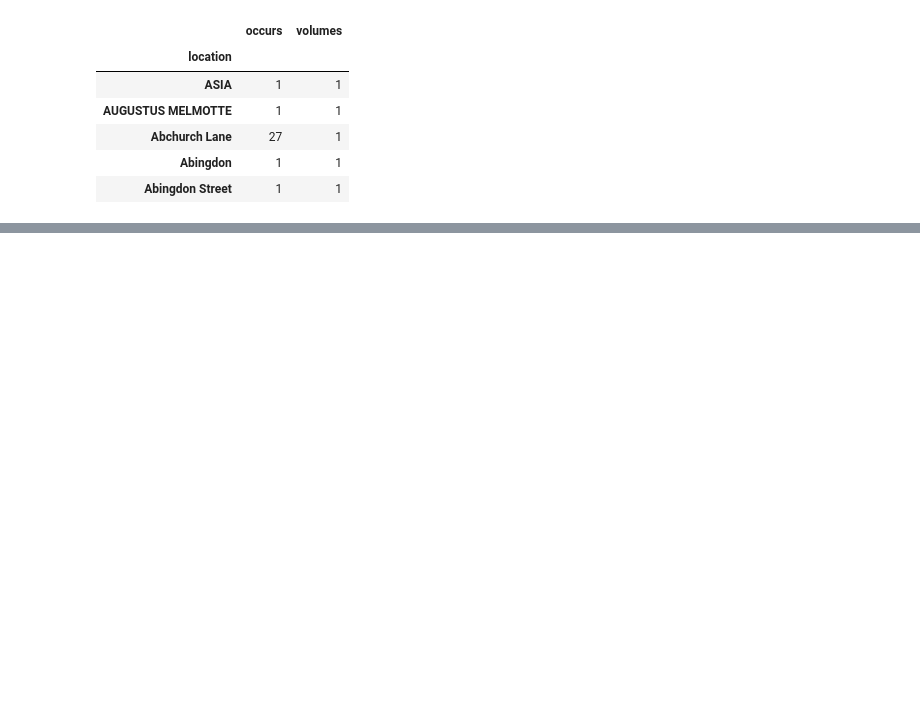
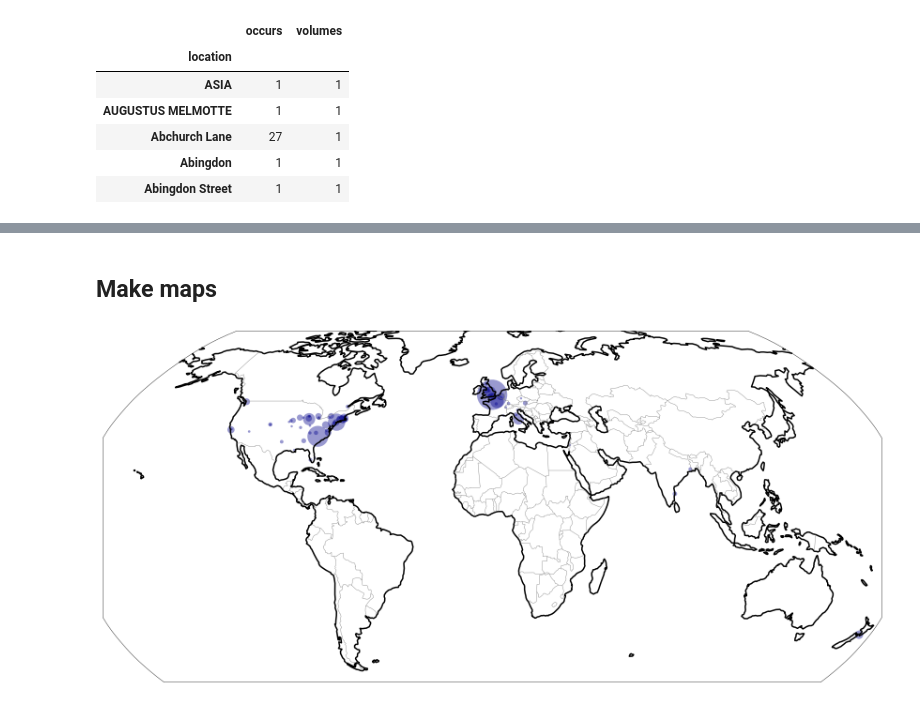
Before and after one commit to wilkens/edinburgh-masterclass, a Jupyter notebook: Notebooks/02 Textual Geography.ipynb, the cells around one changed output, grey strips where cells are left out. Drawn from its saved outputs; the diff is of its cells as text; code cells hidden in the pictures; blank space fills up the shorter version.

```diff
--- a/Notebooks/02 Textual Geography.ipynb
+++ b/Notebooks/02 Textual Geography.ipynb
@@ -350,0 +411,4 @@ def process_id(placeid, api_client):
+# %%
+# Put all the data together
+placeids_geo = placeids.join(geodata_df, on='placeid')
+placeids_geo.head()
@@ -350,0 +423,4 @@ def process_id(placeid, api_client):
+# %%
+geo_all = geo.join(placeids_geo, on='location')
+print(geo_all.shape)
+geo_all.head()
@@ -350,0 +436,2 @@ def process_id(placeid, api_client):
+# %% [markdown]
+## Make maps
@@ -350,0 +455,33 @@ def process_id(placeid, api_client):
+# %%
+# Munge data
+
+# Just cities
+cities = geo_all[(geo_all['location_type'] == 'locality')].groupby('location')
+
+cities_tot = [int(i) for i in cities.occurs.sum()]
+cities_lon = [i for i in cities.lon.max()]
+cities_lat = [i for i in cities.lat.max()]
+# %%
+def bubblemap(lats, lons, sizes, color, name):
+    import cartopy.crs as ccrs
+    import cartopy.feature as cfeature
+    import os
+
+    plt.figure(figsize=(12, 6))
+    ax = plt.axes(projection=ccrs.Robinson())
+
+    ax.set_extent([-170, 170, -60, 80])
+    #sizes      = [i/50 for i in sizes]
+
+    plt.scatter(lons, lats, s=sizes, linewidths=0,
+                color=color, marker='o', alpha=0.4, transform=ccrs.Geodetic())
+
+    ax.add_feature(cfeature.COASTLINE, linewidth=1.5, alpha=1.0)
+    ax.add_feature(cfeature.BORDERS, edgecolor='gray')
+
+    plt.tight_layout()
+    plt.savefig(os.path.join(figDir, name)+'.png', dpi=300)
+# %%
+bubblemap(cities_lat, cities_lon, cities_tot, 'darkblue', 'map-cities-corpus')
+# %% [output]
+[figure, added]
```
Also changed, not shown: parts of 28 cells of this notebook, 8 other files.
